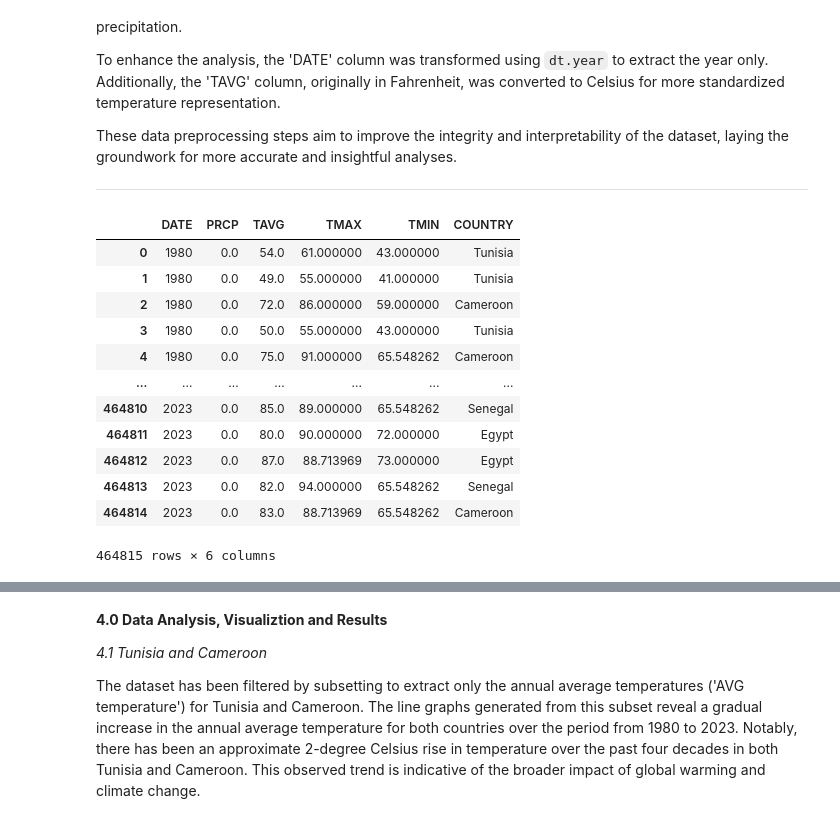
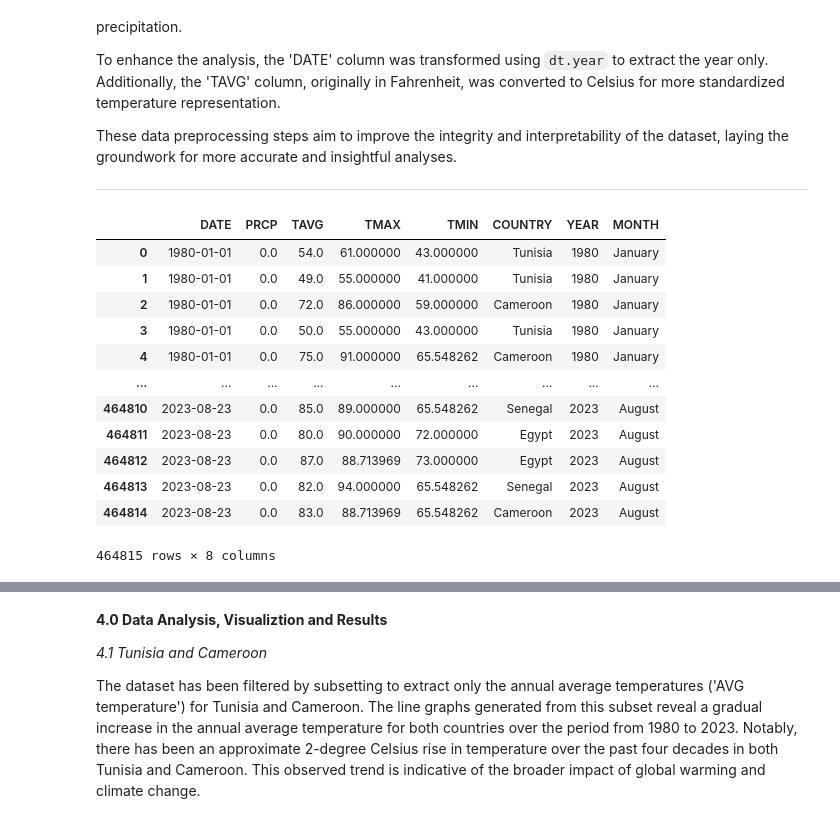
Before and after one commit to Benbuk/GOMYCODE_DS_Bootcamp, a Jupyter notebook: Data_Visualization_with_Python.ipynb, the cells around one changed output, grey strips where cells are left out. Drawn from its saved outputs; the diff is of its cells as text; code cells hidden in the pictures.

```diff
--- a/Data_Visualization_with_Python.ipynb
+++ b/Data_Visualization_with_Python.ipynb
@@ -118,27 +119,28 @@ These data preprocessing steps aim to improve the integrity and interpretability
 # %%
 #filling missing data
 Africa_climate_change["TMIN"] = Africa_climate_change['TMIN'].fillna(Africa_climate_change["TMIN"].mean())
 Africa_climate_change["TMAX"] = Africa_climate_change['TMAX'].fillna(Africa_climate_change["TMAX"].mean())
 Africa_climate_change['PRCP'] = Africa_climate_change['PRCP'].fillna(0)
 Africa_climate_change['TAVG'] = Africa_climate_change['TAVG'].fillna(Africa_climate_change[['TMIN', 'TMAX']].mean(axis=1))
 
 #Fixing the datetime column
 Africa_climate_change['DATE'] = pd.to_datetime(Africa_climate_change['DATE'])
-Africa_climate_change['DATE'] = Africa_climate_change['DATE'].dt.year
+Africa_climate_change['YEAR'] = Africa_climate_change['DATE'].dt.year
+Africa_climate_change['MONTH'] = Africa_climate_change['DATE'].dt.month_name()
 Africa_climate_change
 # %% [output]
-|  | DATE | PRCP | TAVG | TMAX | TMIN | COUNTRY |
-| 0 | 1980 | 0.0 | 54.0 | 61.000000 | 43.000000 | Tunisia |
-| 1 | 1980 | 0.0 | 49.0 | 55.000000 | 41.000000 | Tunisia |
-| 2 | 1980 | 0.0 | 72.0 | 86.000000 | 59.000000 | Cameroon |
-| 3 | 1980 | 0.0 | 50.0 | 55.000000 | 43.000000 | Tunisia |
-| 4 | 1980 | 0.0 | 75.0 | 91.000000 | 65.548262 | Cameroon |
-| ... | ... | ... | ... | ... | ... | ... |
-| 464810 | 2023 | 0.0 | 85.0 | 89.000000 | 65.548262 | Senegal |
-| 464811 | 2023 | 0.0 | 80.0 | 90.000000 | 72.000000 | Egypt |
-| 464812 | 2023 | 0.0 | 87.0 | 88.713969 | 73.000000 | Egypt |
-| 464813 | 2023 | 0.0 | 82.0 | 94.000000 | 65.548262 | Senegal |
-| 464814 | 2023 | 0.0 | 83.0 | 88.713969 | 65.548262 | Cameroon |
+|  | DATE | PRCP | TAVG | TMAX | TMIN | COUNTRY | YEAR | MONTH |
+| 0 | 1980-01-01 | 0.0 | 54.0 | 61.000000 | 43.000000 | Tunisia | 1980 | January |
+| 1 | 1980-01-01 | 0.0 | 49.0 | 55.000000 | 41.000000 | Tunisia | 1980 | January |
+| 2 | 1980-01-01 | 0.0 | 72.0 | 86.000000 | 59.000000 | Cameroon | 1980 | January |
+| 3 | 1980-01-01 | 0.0 | 50.0 | 55.000000 | 43.000000 | Tunisia | 1980 | January |
+| 4 | 1980-01-01 | 0.0 | 75.0 | 91.000000 | 65.548262 | Cameroon | 1980 | January |
+| ... | ... | ... | ... | ... | ... | ... | ... | ... |
+| 464810 | 2023-08-23 | 0.0 | 85.0 | 89.000000 | 65.548262 | Senegal | 2023 | August |
+| 464811 | 2023-08-23 | 0.0 | 80.0 | 90.000000 | 72.000000 | Egypt | 2023 | August |
+| 464812 | 2023-08-23 | 0.0 | 87.0 | 88.713969 | 73.000000 | Egypt | 2023 | August |
+| 464813 | 2023-08-23 | 0.0 | 82.0 | 94.000000 | 65.548262 | Senegal | 2023 | August |
+| 464814 | 2023-08-23 | 0.0 | 83.0 | 88.713969 | 65.548262 | Cameroon | 2023 | August |
-464815 rows × 6 columns
+464815 rows × 8 columns
 # %%
 #Creates a Ydata profile
```
Also changed, not shown: parts of 9 cells of this notebook.
